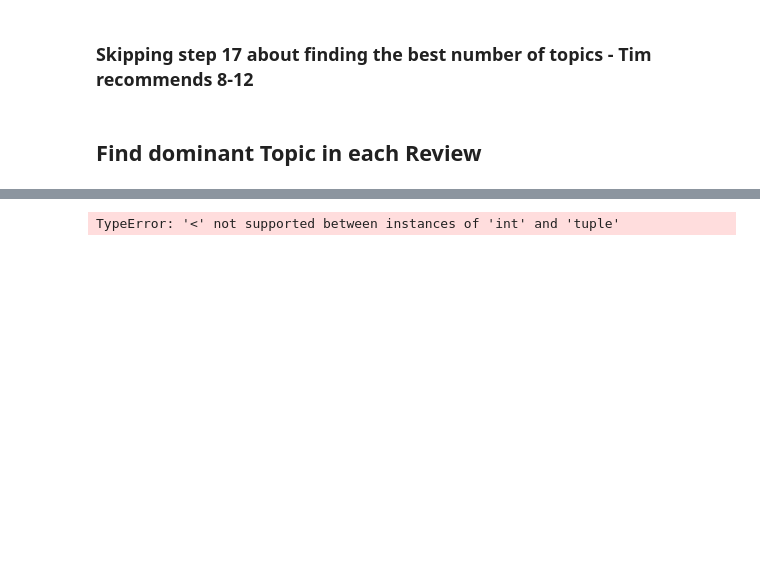
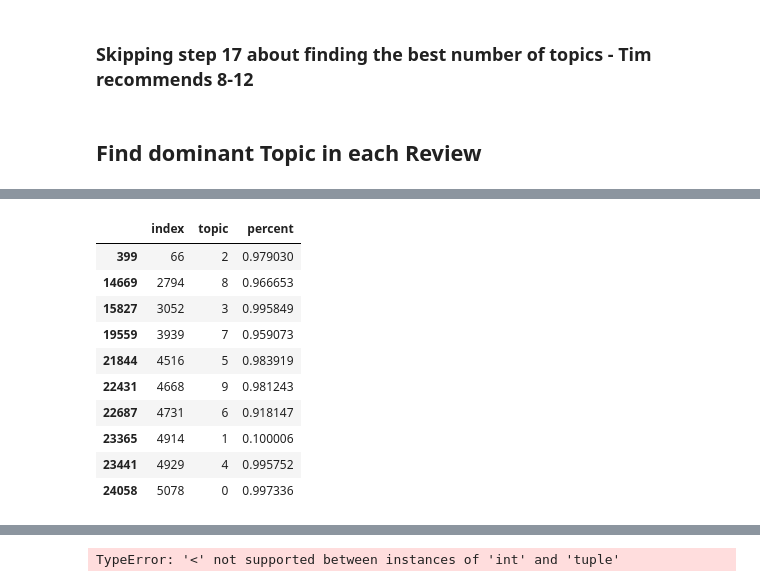
Before and after one commit to matttparker/airbnb-sentiments, a Jupyter notebook: notebooks/mp04_nlp_models.ipynb, the cells around one changed output, grey strips where cells are left out. Saved outputs shown, nothing was run; the diff lists cells and outputs as text; code cells hidden in the pictures; blank space fills up the shorter version.

```diff
--- a/notebooks/mp04_nlp_models.ipynb
+++ b/notebooks/mp04_nlp_models.ipynb
@@ -311,0 +284,16 @@ NameError: name 'pdfs' is not defined
+# %%
+idx = topics.groupby(['topic'])['percent'].transform(max) == topics['percent']
+topic_listing = topics[idx]
+topic_listing
+# %% [output]
+|  | index | topic | percent |
+| 399 | 66 | 2 | 0.979030 |
+| 14669 | 2794 | 8 | 0.966653 |
+| 15827 | 3052 | 3 | 0.995849 |
+| 19559 | 3939 | 7 | 0.959073 |
+| 21844 | 4516 | 5 | 0.983919 |
+| 22431 | 4668 | 9 | 0.981243 |
+| 22687 | 4731 | 6 | 0.918147 |
+| 23365 | 4914 | 1 | 0.100006 |
+| 23441 | 4929 | 4 | 0.995752 |
+| 24058 | 5078 | 0 | 0.997336 |
```
Also changed, not shown: parts of 23 cells of this notebook, 1 other file.
